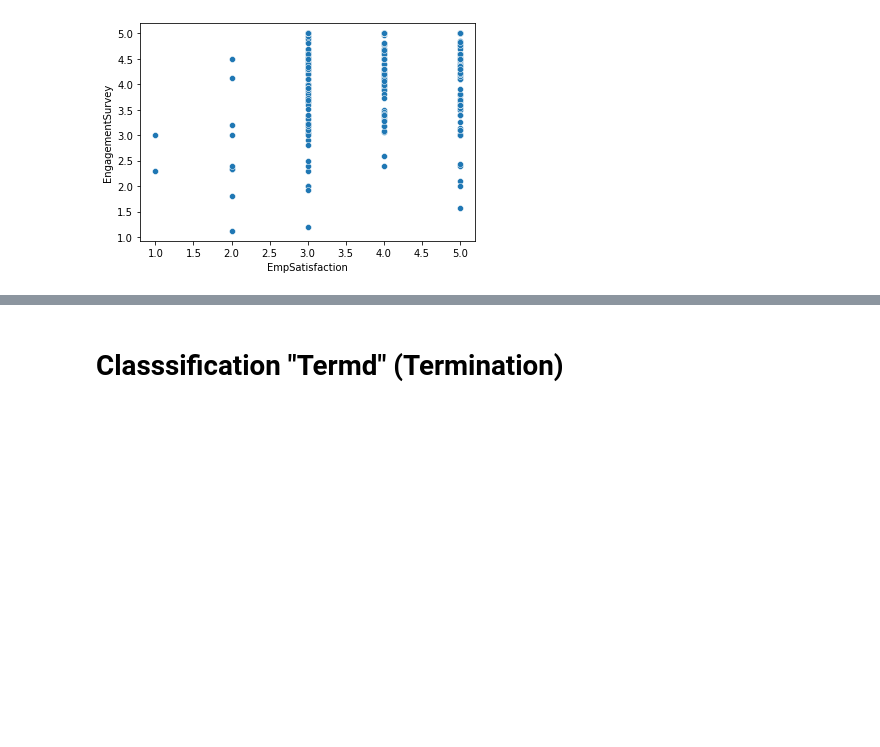
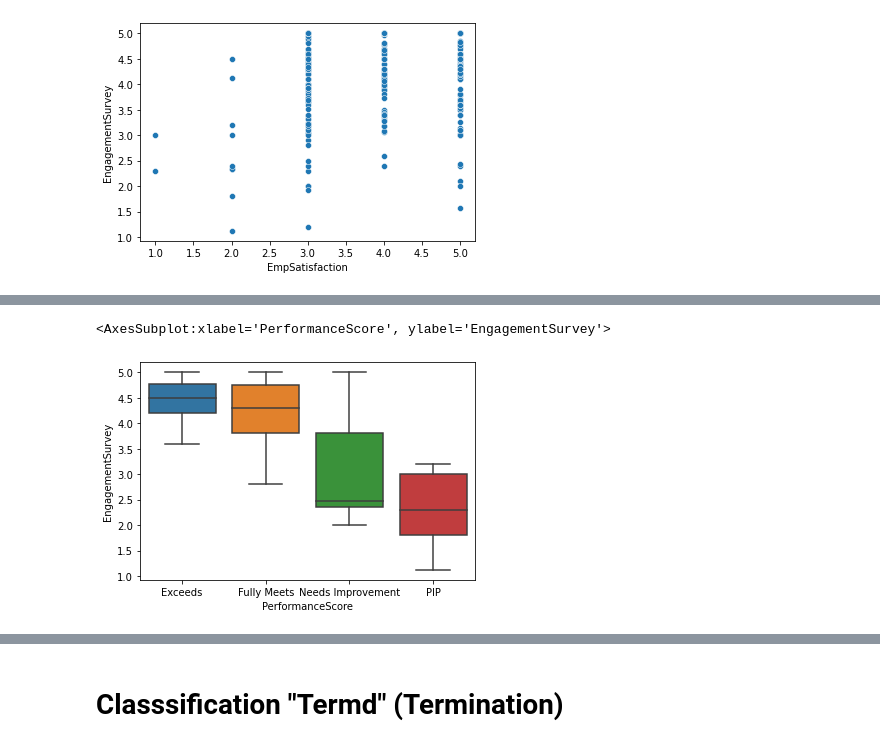
Before and after one commit to shunki-akiyama/HR-Analytics, a Jupyter notebook: HR Analytics.ipynb, the cells around one changed output, grey strips where cells are left out. Cells and saved outputs as stored; diff of their text form; code cells hidden in the pictures; blank space fills up the shorter version.

```diff
--- a/HR Analytics.ipynb
+++ b/HR Analytics.ipynb
@@ -313,0 +319,5 @@ sns.scatterplot(y="EngagementSurvey", x="EmpSatisfaction", data=df)
+# %%
+sns.boxplot(y='EngagementSurvey', x="PerformanceScore", data=df)
+# %% [output]
+<AxesSubplot:xlabel='PerformanceScore', ylabel='EngagementSurvey'>
+[figure, added]
```
Also changed, not shown: parts of 72 cells of this notebook, 18 other files.
